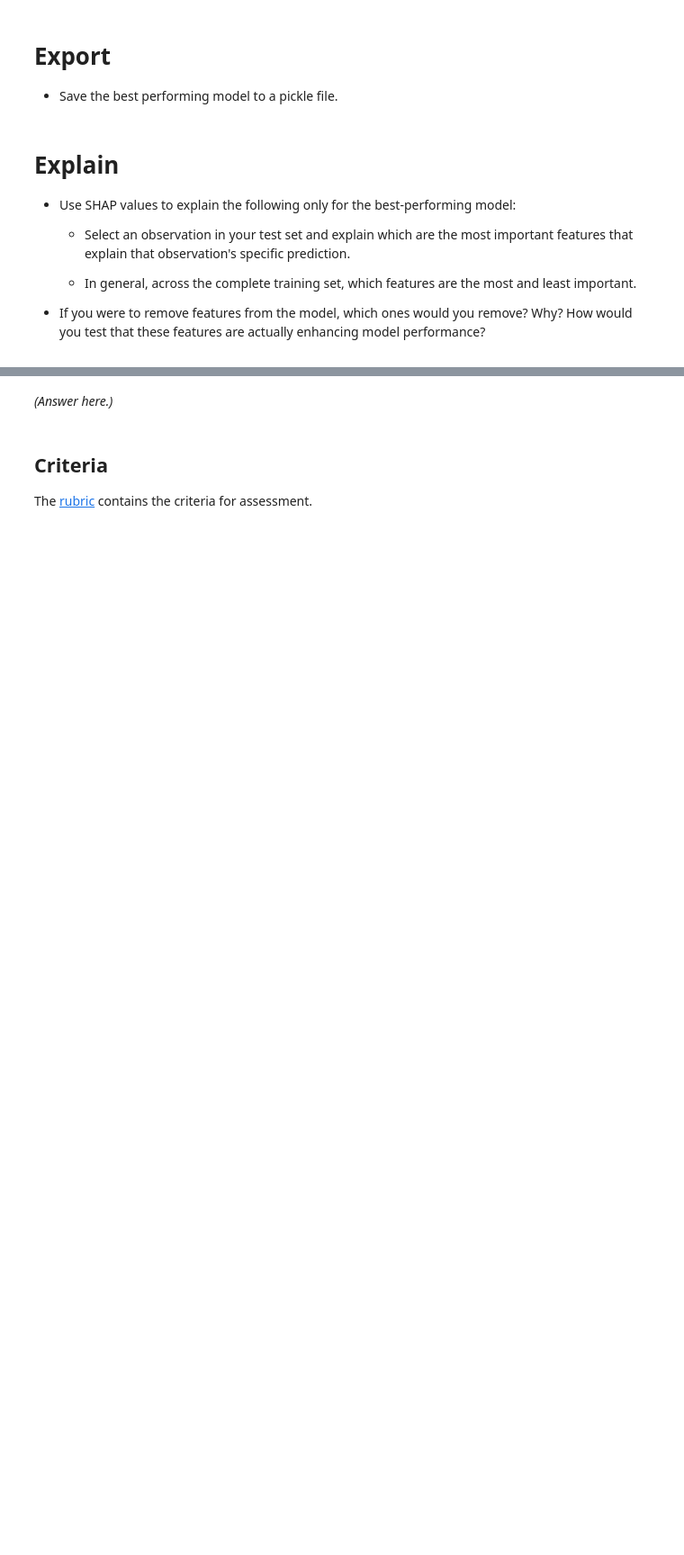
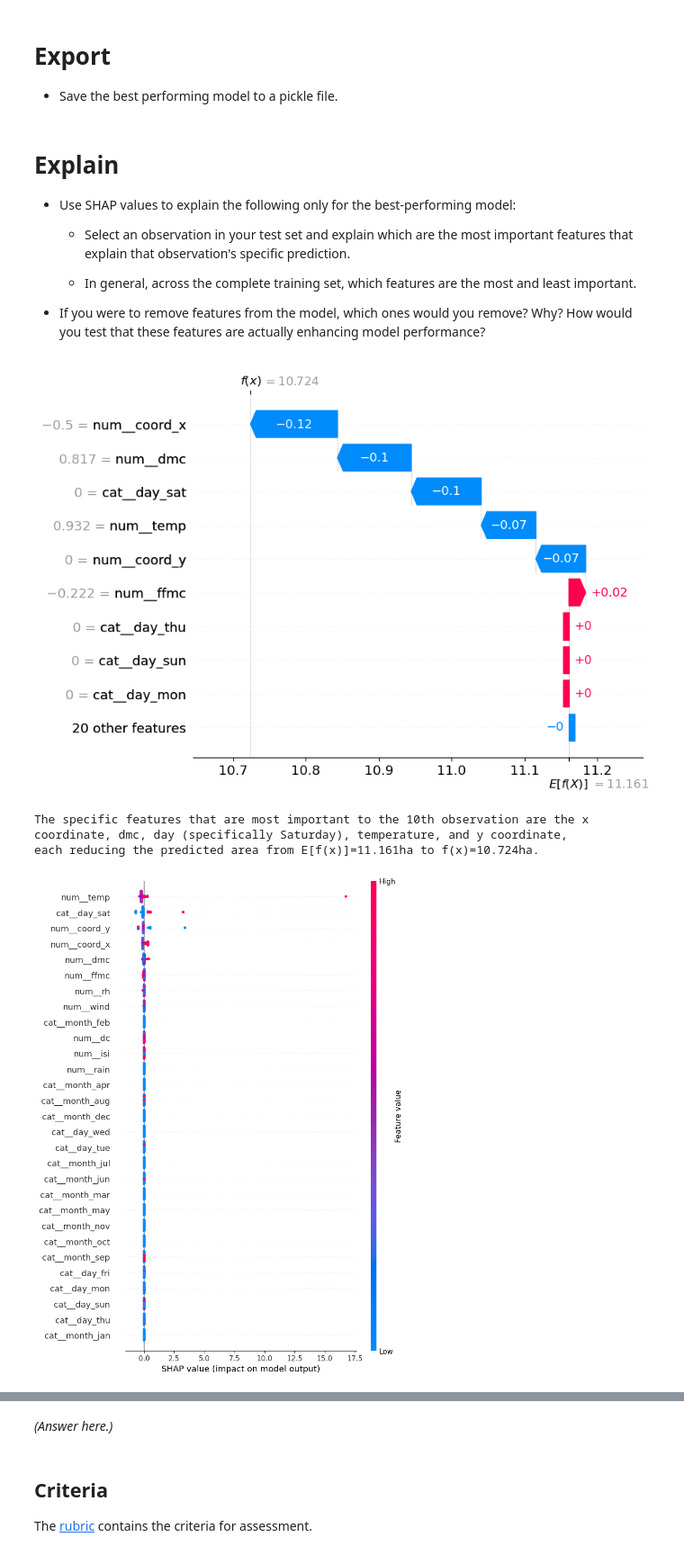
Before and after one commit to abeerkhe/production, a Jupyter notebook: 02_activities/assignments/assignment_2.ipynb, the cells around one changed output, grey strips where cells are left out. Shown: that part at 90% size. Drawn from its saved outputs; the diff is of its cells as text; code cells hidden in the pictures; blank space fills up the shorter version.

```diff
--- a/02_activities/assignments/assignment_2.ipynb
+++ b/02_activities/assignments/assignment_2.ipynb
@@ -239,0 +341,15 @@ pipeline_B = Pipeline([('preprocess', preproc2), ('model', GaussianNB())])
+# %%
+#Pipeline C
+param_grid_C = {
+    'regressor__n_estimators': [10, 50, 100, 150, 200],
+    'regressor__learning_rate': [0.01, 0.1, 0.25, 0.5]
+}
+
+grid_C = GridSearchCV(
+    estimator = pipeline_C,
+    param_grid=param_grid_C,
+    scoring='neg_root_mean_squared_error'
+)
+
+grid_C.fit(x_train, y_train)
+grid_C.best_estimator_
@@ -245,6 +439,14 @@ pipeline_B = Pipeline([('preprocess', preproc2), ('model', GaussianNB())])
 # Export
 
 + Save the best performing model to a pickle file.
+# %%
+#Saving the best model as a variable, which was Pipeline C
+best_model = grid_C.best_estimator_
+model_file = 'best_fire_model.pickle'
+
+#Save as a pickle file
+with open(model_file, 'wb') as file:
+    pickle.dump(best_model, file)
 # %% [markdown]
 # Explain
 
@@ -255,3 +457,28 @@ pipeline_B = Pipeline([('preprocess', preproc2), ('model', GaussianNB())])
     - In general, across the complete training set, which features are the most and least important.
 
 + If you were to remove features from the model, which ones would you remove? Why? How would you test that these features are actually enhancing model performance?
+# %%
+data_transform = best_model.named_steps['preprocessing'].transform(x_test)
+
+explainer = shap.explainers.TreeExplainer(
+    best_model.named_steps['regressor'],
+    data_transform,
+    feature_names = best_model.named_steps['preprocessing'].get_feature_names_out()
+    )
+
+shap_values = explainer(data_transform)
+# %%
+shap.plots.waterfall(shap_values[10])
+
+print(f"The specific features that are most important to the 10th observation are the x coordinate, dmc, day (specifically Saturday), temperature, and y coordinate, \neach reducing the predicted area from E[f(x)]=11.161ha to f(x)=10.724ha.\n")
+
+shap.plots.beeswarm(shap_values, max_display=None)
+
+print(f"In general, the most important features are temperature, day, x and y coordinate, and dmc, in that order. The remaining values are less important, \nwith least important being the month, day (Thursday, Friday, Sunday, and Monday).\n")
+
+print("I would remove the month and day features, as those seem to largely have no impact on the model except on Saturday, with most SHAP values centred at 0. These would simplify the model by \nreducing the number of features by 19 (7 days, 12 months). The enhanced model performance would be tested by \nupdating the initial preproc classifiers (or creating a new one), re-running the Pipeline (or creating a new one), and evaluating with the same hyperparameter tuning.")
+# %% [output]
+[figure, added]
+The specific features that are most important to the 10th observation are the x coordinate, dmc, day (specifically Saturday), temperature, and y coordinate,
+each reducing the predicted area from E[f(x)]=11.161ha to f(x)=10.724ha.
+[figure, added]
```
Also changed, not shown: parts of 18 cells of this notebook.
